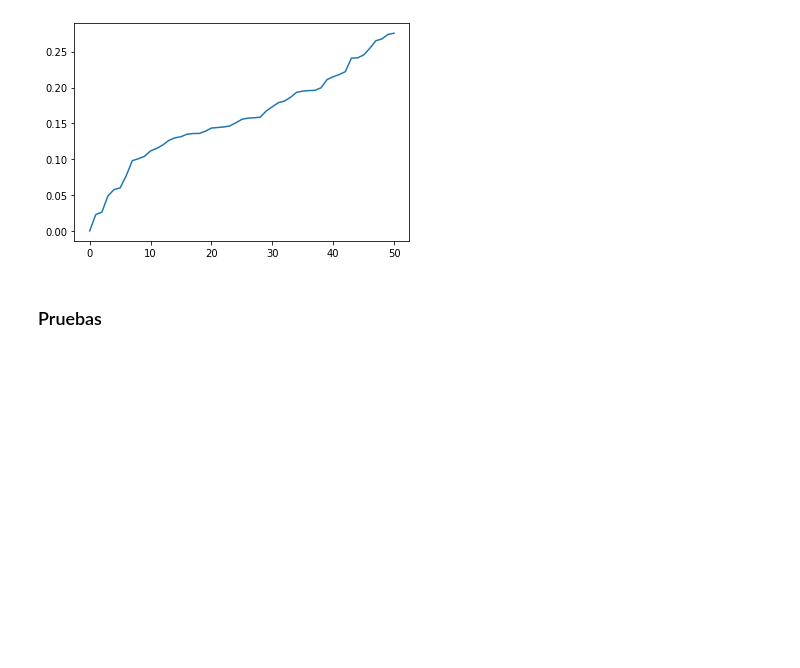
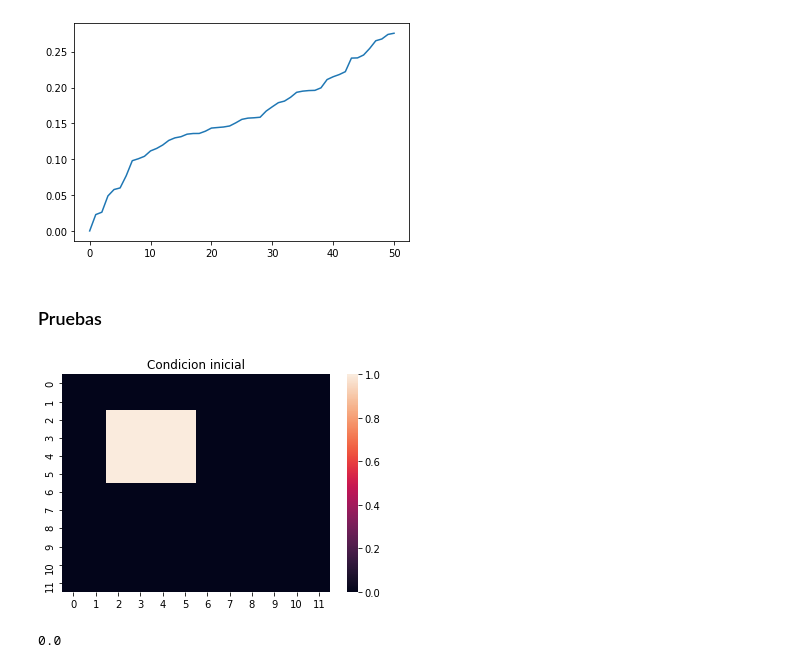
Before and after one commit to AdrianoValdesGomez/Selected-Topics-in-Biophysics, a Jupyter notebook: Notebooks/Gillespie Algorithm (Extension to anisotropic environments).ipynb, the cells around one changed output. Saved outputs shown, nothing was run; the diff lists cells and outputs as text; code cells hidden in the pictures; blank space fills up the shorter version.

```diff
--- a/Notebooks/Gillespie Algorithm (Extension to anisotropic environments).ipynb
+++ b/Notebooks/Gillespie Algorithm (Extension to anisotropic environments).ipynb
@@ -691,3 +718,33 @@ def actualizacion_as(a, X):
                 a[3][i][j] = 0
             print(i,j)
     return a
+# %%
+N_pasos = 20
+
+
+d = 10
+
+# Creamos una condicion inicial; una distribucion de particulas inicial
+
+X0 = np.zeros((d + 2, d + 2))
+
+for i in range(2,6):
+    for j in range(2,6):
+        X0[i][j] = 1
+
+
+# Replicamos las condiciones iniciales en el borde
+
+X0 = func_act_CC(X0, d)
+
+# Visualizamos la conddicion inicial
+
+sns.heatmap(X0)
+plt.title("Condicion inicial")
+plt.show()
+# %% [output]
+[figure, added]
+# %%
+X[0][0]
+# %% [output]
+0.0
```
Also changed, not shown: parts of 11 cells of this notebook.
